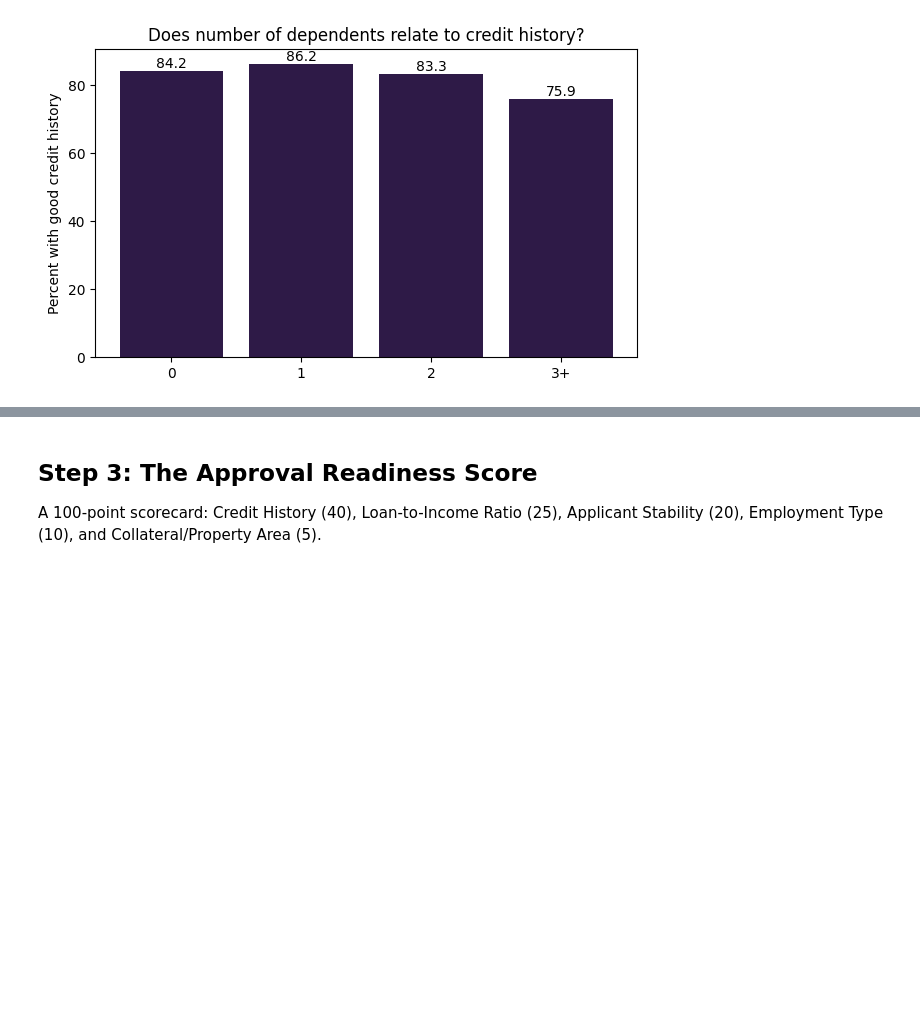
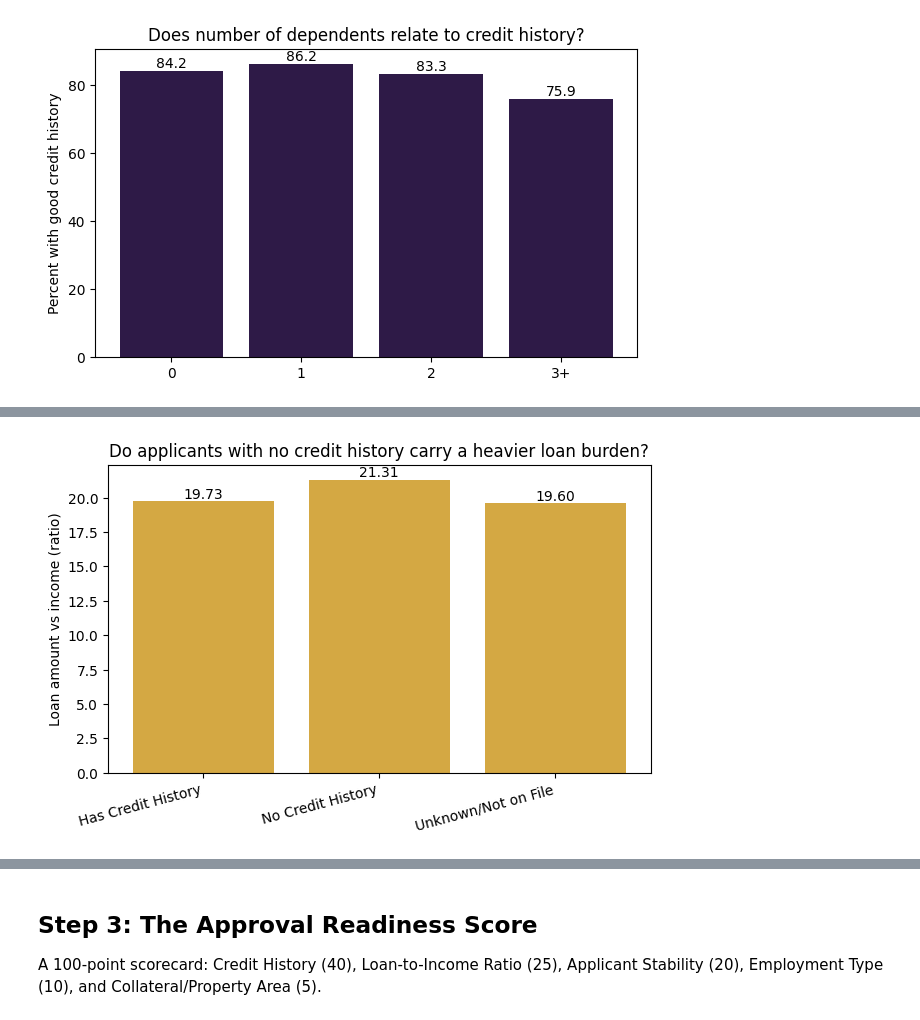
Before and after one commit to DebbyA007/loan-cleaning-project, a Jupyter notebook: loan_analysis.ipynb, the cells around one changed output, grey strips where cells are left out. Drawn from its saved outputs; the diff is of its cells as text; code cells hidden in the pictures; blank space fills up the shorter version.

```diff
--- a/loan_analysis.ipynb
+++ b/loan_analysis.ipynb
@@ -112,0 +124,12 @@ plt.show()
+# %%
+ratio = df.groupby("Credit_History_Status")["LoanIncomeRatio"].mean().round(2)
+
+fig, ax = plt.subplots(figsize=(7, 4))
+bars = ax.bar(ratio.index, ratio.values, color="#D4A843")
+ax.set_title("Do applicants with no credit history carry a heavier loan burden?")
+ax.set_ylabel("Loan amount vs income (ratio)")
+ax.bar_label(bars, fmt="%.2f")
+plt.xticks(rotation=15, ha="right")
+plt.show()
+# %% [output]
+[figure, added]
```
Also changed, not shown: parts of 4 cells of this notebook.
